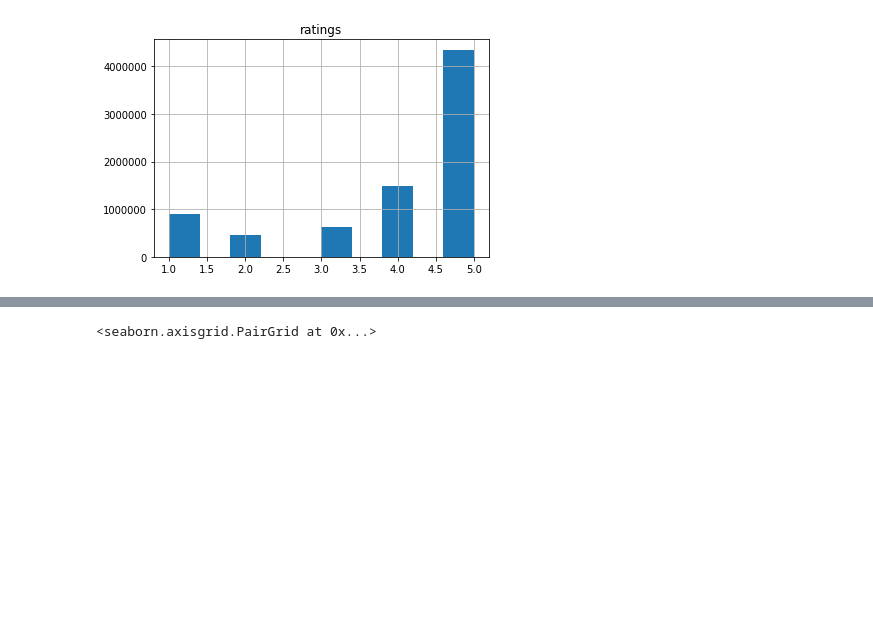
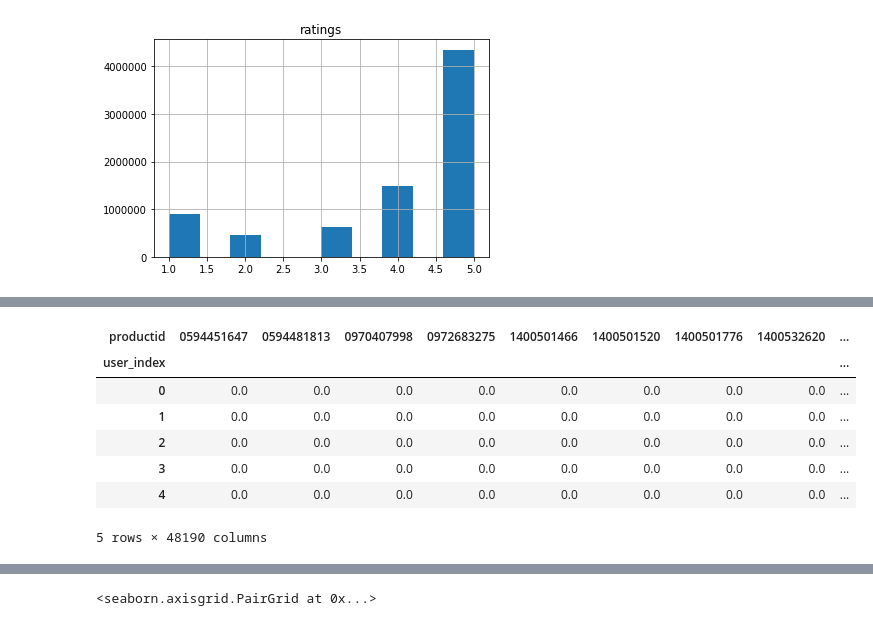
Before and after one commit to GreatLearningAIML1/bangalore-feb-batch-sandeshkannur, a Jupyter notebook: RecommSystems_R5_Project1_Sandesh_Kannur.ipynb, the cells around one changed output, grey strips where cells are left out. Drawn from its saved outputs; the diff is of its cells as text; code cells hidden in the pictures; blank space fills up the shorter version.

```diff
--- a/RecommSystems_R5_Project1_Sandesh_Kannur.ipynb
+++ b/RecommSystems_R5_Project1_Sandesh_Kannur.ipynb
@@ -54,0 +238,14 @@ array([[<matplotlib.axes._subplots.AxesSubplot object at 0x...>]],
+# %%
+pivot_df.set_index(['user_index'], inplace=True)
+
+# Actual ratings given by users
+pivot_df.head()
+# %% [output]
+| productid | 0594451647 | 0594481813 | 0970407998 | 0972683275 | 1400501466 | 1400501520 | 1400501776 | 1400532620 | ... |
+| user_index |  |  |  |  |  |  |  |  | ... |
+| 0 | 0.0 | 0.0 | 0.0 | 0.0 | 0.0 | 0.0 | 0.0 | 0.0 | ... |
+| 1 | 0.0 | 0.0 | 0.0 | 0.0 | 0.0 | 0.0 | 0.0 | 0.0 | ... |
+| 2 | 0.0 | 0.0 | 0.0 | 0.0 | 0.0 | 0.0 | 0.0 | 0.0 | ... |
+| 3 | 0.0 | 0.0 | 0.0 | 0.0 | 0.0 | 0.0 | 0.0 | 0.0 | ... |
+| 4 | 0.0 | 0.0 | 0.0 | 0.0 | 0.0 | 0.0 | 0.0 | 0.0 | ... |
+5 rows × 48190 columns
```
Also changed, not shown: parts of 33 cells of this notebook.
